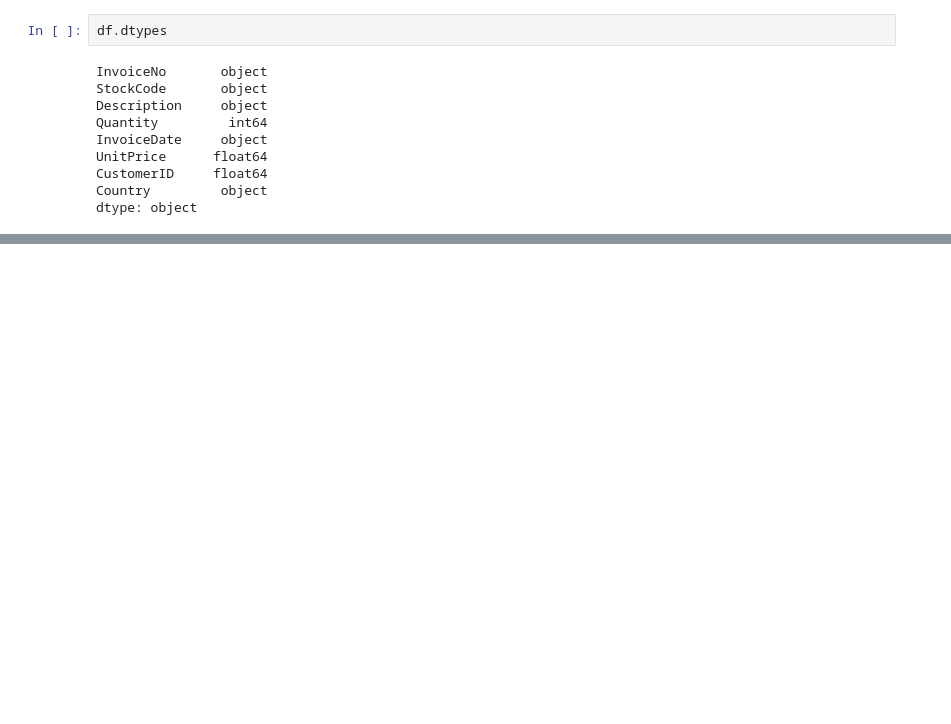
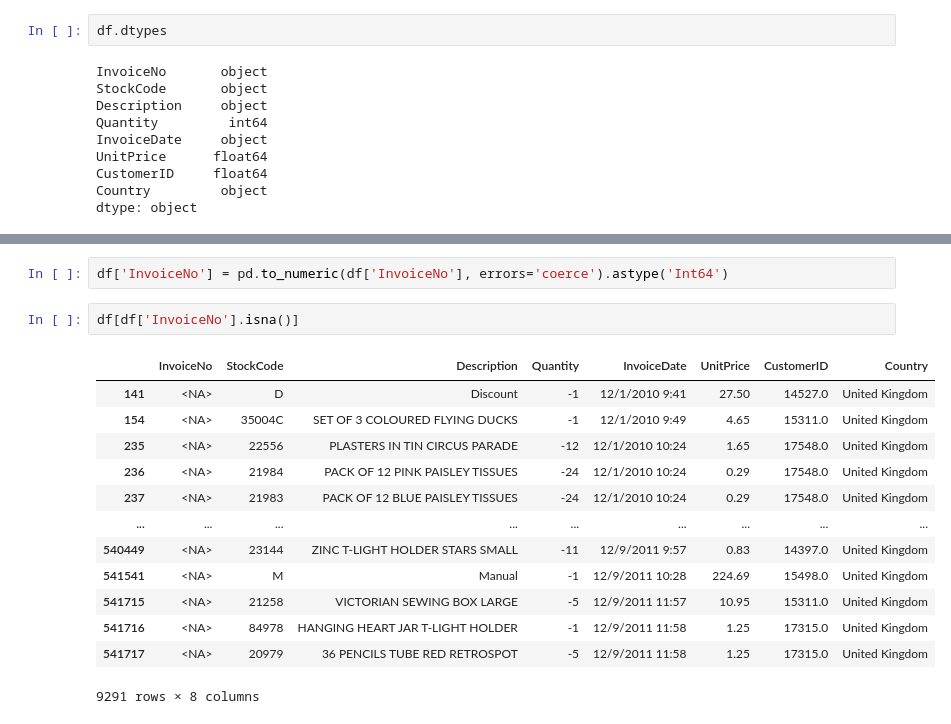
Before and after one commit to zazauserr/Data_Analyst_Pet_Projects, a Jupyter notebook: E-Commerce/project.ipynb, the cells around one changed output, grey strips where cells are left out. Drawn from its saved outputs; the diff is of its cells as text; blank space fills up the shorter version.

```diff
--- a/E-Commerce/project.ipynb
+++ b/E-Commerce/project.ipynb
@@ -96,0 +109,18 @@ dtype: object
+# %%
+df['InvoiceNo'] = pd.to_numeric(df['InvoiceNo'], errors='coerce').astype('Int64')
+# %%
+df[df['InvoiceNo'].isna()]
+# %% [output]
+|  | InvoiceNo | StockCode | Description | Quantity | InvoiceDate | UnitPrice | CustomerID | Country |
+| 141 | <NA> | D | Discount | -1 | 12/1/2010 9:41 | 27.50 | 14527.0 | United Kingdom |
+| 154 | <NA> | 35004C | SET OF 3 COLOURED FLYING DUCKS | -1 | 12/1/2010 9:49 | 4.65 | 15311.0 | United Kingdom |
+| 235 | <NA> | 22556 | PLASTERS IN TIN CIRCUS PARADE | -12 | 12/1/2010 10:24 | 1.65 | 17548.0 | United Kingdom |
+| 236 | <NA> | 21984 | PACK OF 12 PINK PAISLEY TISSUES | -24 | 12/1/2010 10:24 | 0.29 | 17548.0 | United Kingdom |
+| 237 | <NA> | 21983 | PACK OF 12 BLUE PAISLEY TISSUES | -24 | 12/1/2010 10:24 | 0.29 | 17548.0 | United Kingdom |
+| ... | ... | ... | ... | ... | ... | ... | ... | ... |
+| 540449 | <NA> | 23144 | ZINC T-LIGHT HOLDER STARS SMALL | -11 | 12/9/2011 9:57 | 0.83 | 14397.0 | United Kingdom |
+| 541541 | <NA> | M | Manual | -1 | 12/9/2011 10:28 | 224.69 | 15498.0 | United Kingdom |
+| 541715 | <NA> | 21258 | VICTORIAN SEWING BOX LARGE | -5 | 12/9/2011 11:57 | 10.95 | 15311.0 | United Kingdom |
+| 541716 | <NA> | 84978 | HANGING HEART JAR T-LIGHT HOLDER | -1 | 12/9/2011 11:58 | 1.25 | 17315.0 | United Kingdom |
+| 541717 | <NA> | 20979 | 36 PENCILS TUBE RED RETROSPOT | -5 | 12/9/2011 11:58 | 1.25 | 17315.0 | United Kingdom |
+9291 rows × 8 columns
```
Also changed, not shown: parts of 14 cells of this notebook.
